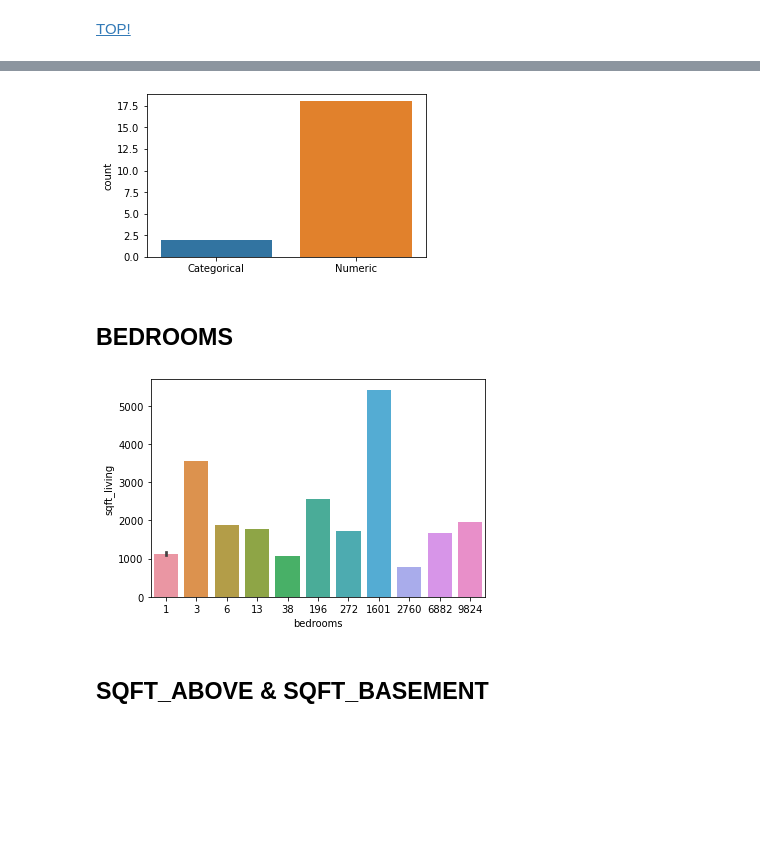
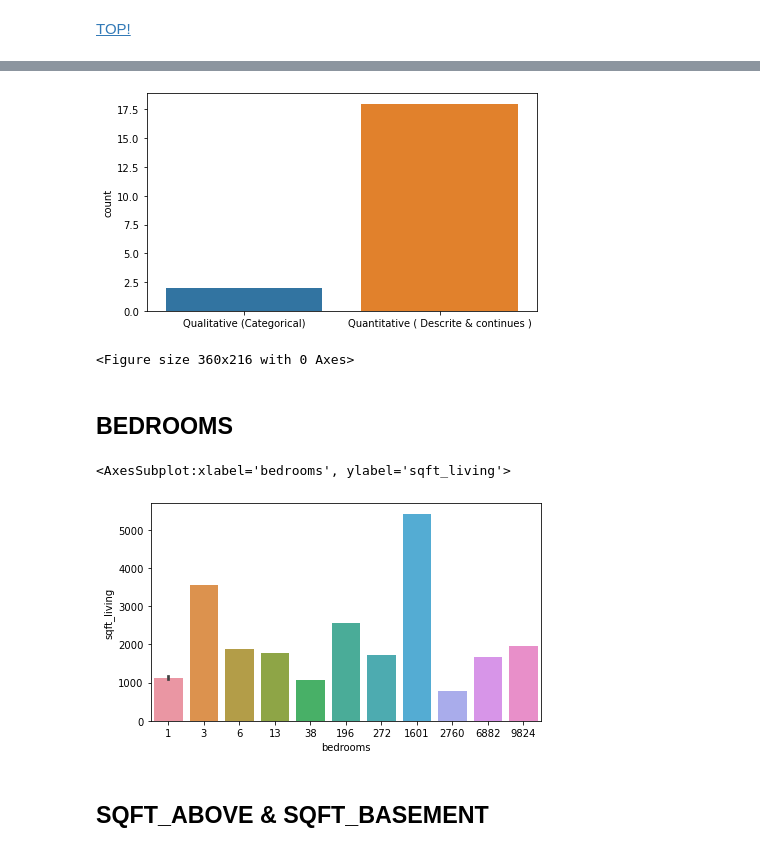
Before and after one commit to akladyous/King-County-Housing-Analysis, a Jupyter notebook: kc_house_prediction.ipynb, the cells around one changed output, grey strips where cells are left out. Drawn from its saved outputs; the diff is of its cells as text; code cells hidden in the pictures; blank space fills up the shorter version.

```diff
--- a/kc_house_prediction.ipynb
+++ b/kc_house_prediction.ipynb
@@ -154,21 +156,26 @@ We start exploring our variable selecting the candidate variables that have sign
 var_excluded = set()
 # %%
 # generate a list to categorize our variables type
-variables_type = [ "Numeric" if df[col].dtype in ['int64', 'float64'] else "Categorical" for col in df.columns]
+fig, ax1 = plt.subplots(ncols=1, sharey=True)
+fig.set_size_inches(7,4)
+sns.axes_style()
+variables_type = [ "Quantitative ( Descrite & continues )" if df[col].dtype in ['int64', 'float64'] else "Qualitative (Categorical)" for col in df.columns]
 plt.figure(figsize=(5,3))
-sns.countplot(x=variables_type)
+sns.countplot(x=variables_type, ax=ax1)
 plt.show()
 # %% [output]
-[figure, old version]
+[figure, new version]
+<Figure size 360x216 with 0 Axes>
 # %% [markdown]
 <h2 id="bedrooms">BEDROOMS</h2>
 # %%
 fig, ax1 = plt.subplots(ncols=1, sharey=True)
-fig.set_size_inches(6,4)
+fig.set_size_inches(7,4)
 sns.axes_style()
 sns.barplot(x=df.bedrooms.value_counts(), y=df.sqft_living)
 # %% [output]
+<AxesSubplot:xlabel='bedrooms', ylabel='sqft_living'>
-[figure, old version]
+[figure, new version]
 # %% [markdown]
 <h2 id="sqft_basement">SQFT_ABOVE & SQFT_BASEMENT</h2>
 # %% [markdown]
```
Also changed, not shown: parts of 15 cells of this notebook, 2 other files.
